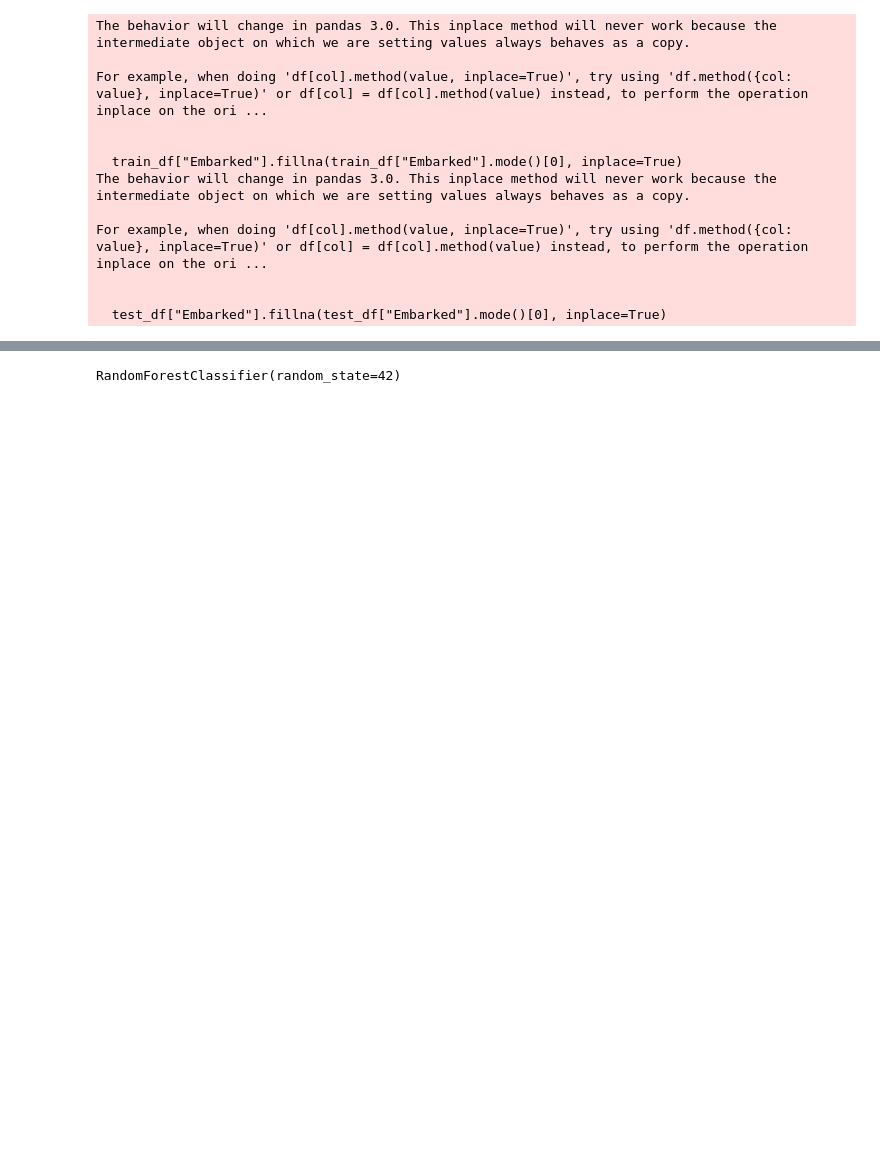
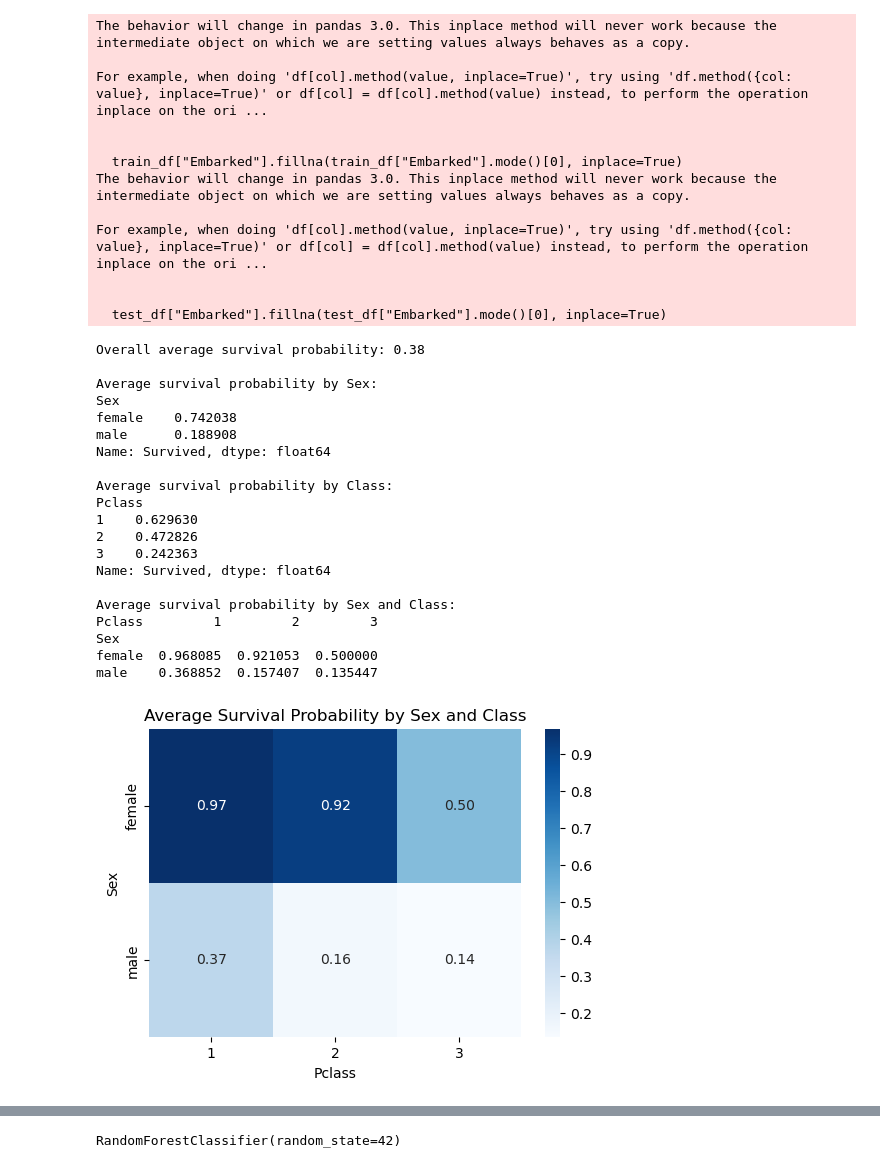
Before and after one commit to joleyy/Titanic---Machine-Learning-from-Disaster, a Jupyter notebook: jolei_titanic.ipynb, the cells around one changed output, grey strips where cells are left out. Drawn from its saved outputs; the diff is of its cells as text; code cells hidden in the pictures; blank space fills up the shorter version.

Commit message:
Final update: Probability

```diff
--- a/jolei_titanic.ipynb
+++ b/jolei_titanic.ipynb
@@ -151,3 +166,52 @@ For example, when doing 'df[col].method(value, inplace=True)', try using 'df.met
 
 
   test_df["Embarked"].fillna(test_df["Embarked"].mode()[0], inplace=True)
+# %%
+
+overall_survival_prob = train_df["Survived"].mean()
+print(f"Overall average survival probability: {overall_survival_prob:.2f}")
+
+
+survival_by_sex = train_df.groupby("Sex")["Survived"].mean()
+print("\nAverage survival probability by Sex:")
+print(survival_by_sex)
+
+
+survival_by_class = train_df.groupby("Pclass")["Survived"].mean()
+print("\nAverage survival probability by Class:")
+print(survival_by_class)
+
+
+survival_by_sex_class = train_df.groupby(["Sex", "Pclass"])["Survived"].mean().unstack()
+print("\nAverage survival probability by Sex and Class:")
+print(survival_by_sex_class)
+
+
+plt.figure(figsize=(6,4))
+sns.heatmap(survival_by_sex_class, annot=True, fmt=".2f", cmap="Blues")
+plt.title("Average Survival Probability by Sex and Class")
+plt.ylabel("Sex")
+plt.xlabel("Pclass")
+plt.show()
+# %% [output]
+Overall average survival probability: 0.38
+
+Average survival probability by Sex:
+Sex
+female    0.742038
+male      0.188908
+Name: Survived, dtype: float64
+
+Average survival probability by Class:
+Pclass
+1    0.629630
+2    0.472826
+3    0.242363
+Name: Survived, dtype: float64
+
+Average survival probability by Sex and Class:
+Pclass         1         2         3
+Sex
+female  0.968085  0.921053  0.500000
+male    0.368852  0.157407  0.135447
+[figure, added]
```
Also changed, not shown: parts of 16 cells of this notebook.
